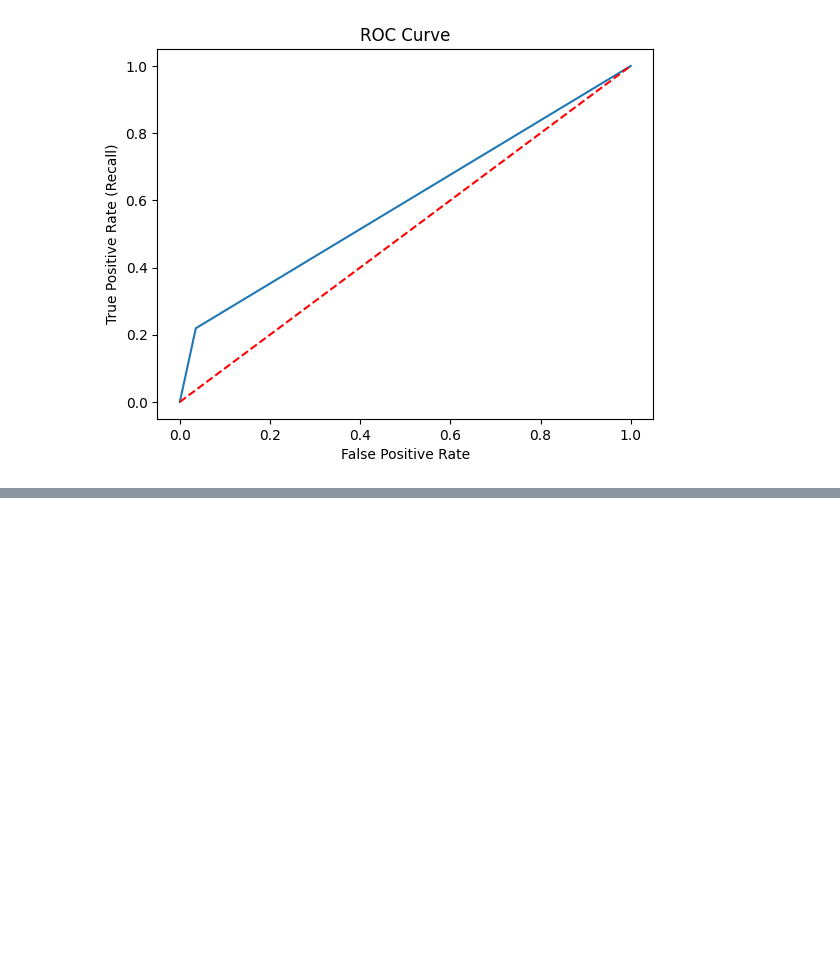
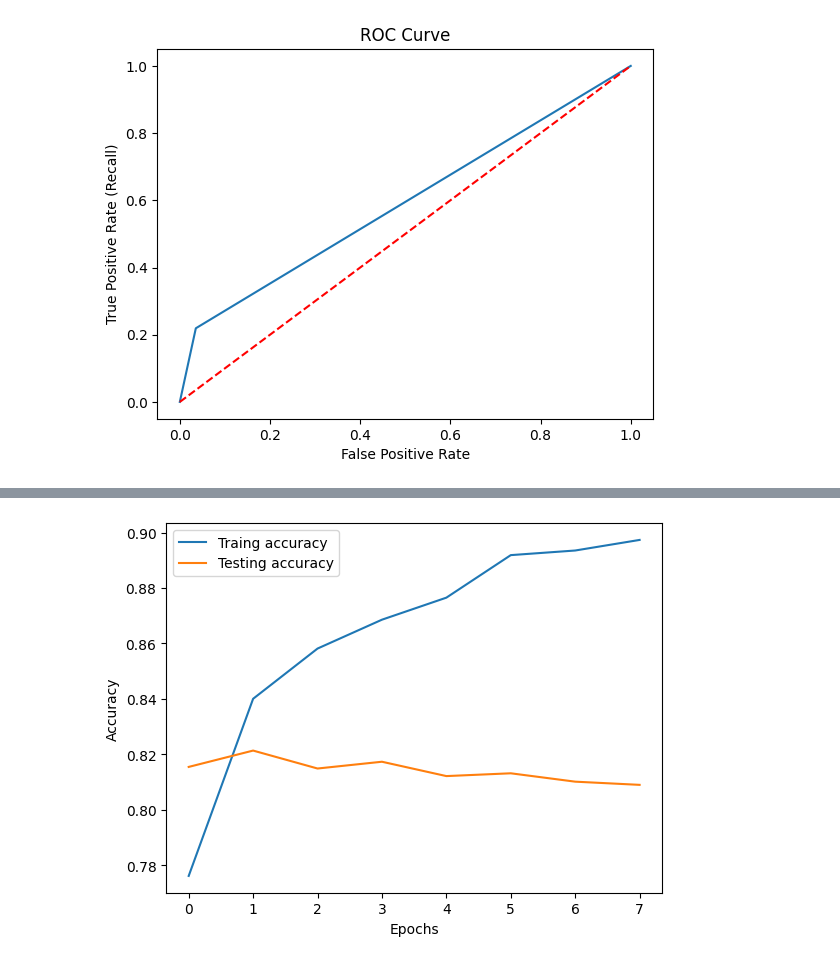
Before and after one commit to rkgupta7463/ML-projects-code, a Jupyter notebook: fakenewsclassifiction.ipynb, the cells around one changed output, grey strips where cells are left out. Saved outputs shown, nothing was run; the diff lists cells and outputs as text; code cells hidden in the pictures; blank space fills up the shorter version.

```diff
--- a/fakenewsclassifiction.ipynb
+++ b/fakenewsclassifiction.ipynb
@@ -799,0 +803,22 @@ plt.show()
+# %%
+model2 = Sequential()
+model2.add(Embedding(voc_size, embedded_vector_features, input_length=sent_lenght))
+model2.add(tensorflow.keras.layers.Dropout(0.5))
+model2.add(LSTM(50, kernel_constraint=max_norm(3), recurrent_constraint=max_norm(3)))
+model2.add(tensorflow.keras.layers.Dropout(0.5))
+model2.add(Dense(1, activation='sigmoid'))
+
+# Compile the model with a lower learning rate
+optimizer = tensorflow.keras.optimizers.Adam(learning_rate=0.001)
+model2.compile(loss='binary_crossentropy', optimizer=optimizer, metrics=['accuracy'])
+# %%
+
+# Add Early Stopping and ReduceLROnPlateau callbacks
+early_stopping = EarlyStopping(patience=5, restore_best_weights=True)
+reduce_lr = ReduceLROnPlateau(factor=0.2, patience=2)
+
+# Train the model with larger batch size
+batch_size = 64
+epochs = 50
+
+history2 = model2.fit(X_train, y_train, batch_size=batch_size, epochs=epochs, validation_data=(X_test,y_test), callbacks=[early_stopping, reduce_lr])
@@ -799,0 +842,9 @@ plt.show()
+# %%
+plt.plot(history2.history['accuracy'],label="Traing accuracy")
+plt.plot(history2.history['val_accuracy'],label="Testing accuracy")
+plt.legend()
+plt.xlabel("Epochs")
+plt.ylabel("Accuracy")
+plt.show()
+# %% [output]
+[figure, added]
```
Also changed, not shown: parts of 6 cells of this notebook.
